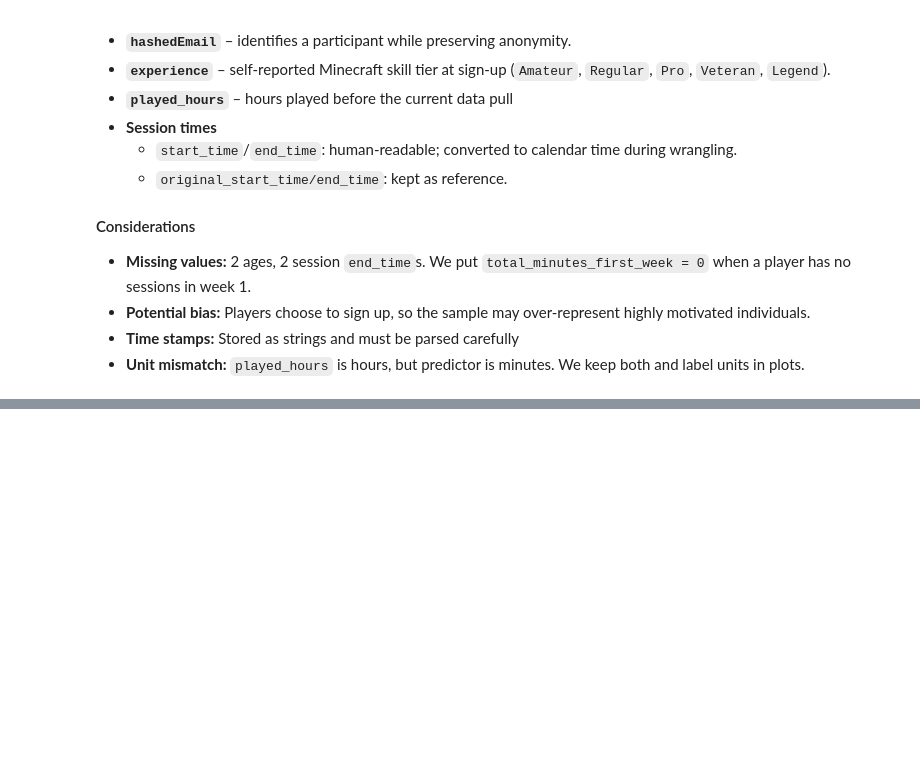
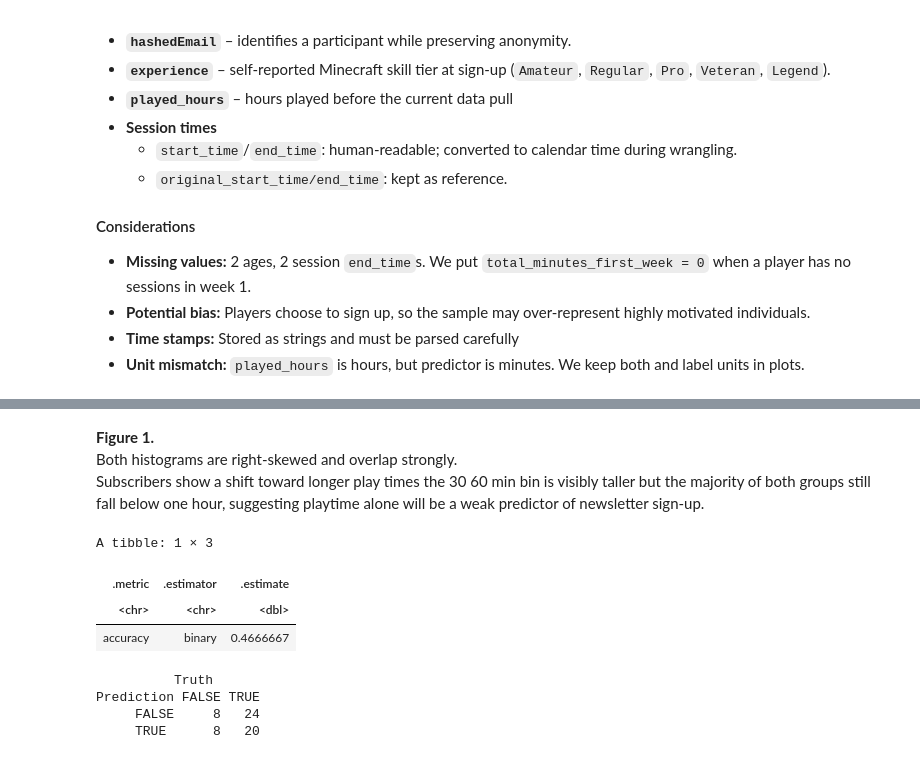
Before and after one commit to allanx05/dsci-100-project, a Jupyter notebook: Final Report.ipynb, the cells around one changed output, grey strips where cells are left out. Cells and saved outputs as stored; diff of their text form; code cells hidden in the pictures; blank space fills up the shorter version.

```diff
--- a/Final Report.ipynb
+++ b/Final Report.ipynb
@@ -38,0 +115,43 @@ Can a player's total playtime in their first seven days on the server predict wh
+# %% [markdown]
+**Figure 1.**
+Both histograms are right-skewed and overlap strongly.
+Subscribers show a shift toward longer play times the 30 60 min bin is visibly taller but the majority of both groups still fall below one hour, suggesting playtime alone will be a weak predictor of newsletter sign-up.
+# %%
+set.seed(42)
+split  <- initial_split(df, prop = 0.7, strata = subscribe)
+train  <- training(split)
+test   <- testing(split)
+
+# recipe: centre & scale the single predictor
+rec <- recipe(subscribe ~ total_minutes_first_week, data = train) |>
+         step_center(all_predictors()) |>
+         step_scale(all_predictors())
+
+# KNN specification: k = 5
+knn_spec <- nearest_neighbor(neighbors = 5) |>
+              set_engine("kknn") |>
+              set_mode("classification")
+
+wf <- workflow() |>
+        add_recipe(rec) |>
+        add_model(knn_spec)
+
+knn_fit <- fit(wf, data = train)
+
+pred <- predict(knn_fit, test) |>
+          bind_cols(test)
+
+acc <- accuracy(pred, truth = subscribe, estimate = .pred_class)
+acc                # prints a tibble with the accuracy value
+
+cm <- conf_mat(pred, truth = subscribe, estimate = .pred_class)
+cm
+# %% [output]
+A tibble: 1 × 3
+| .metric | .estimator | .estimate |
+| <chr> | <chr> | <dbl> |
+| accuracy | binary | 0.4666667 |
+          Truth
+Prediction FALSE TRUE
+     FALSE     8   24
+     TRUE      8   20
```
Also changed, not shown: parts of 5 cells of this notebook.
